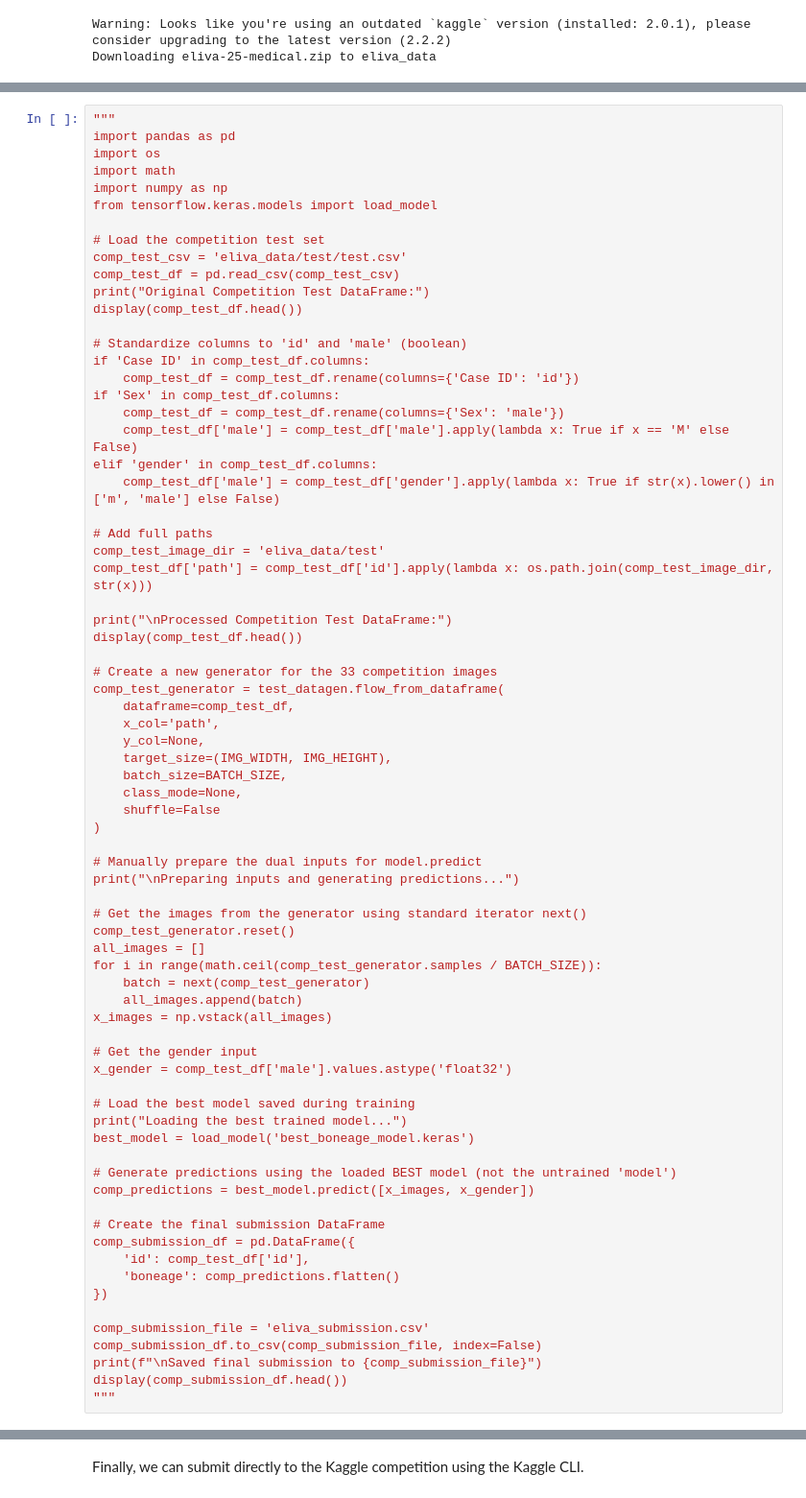
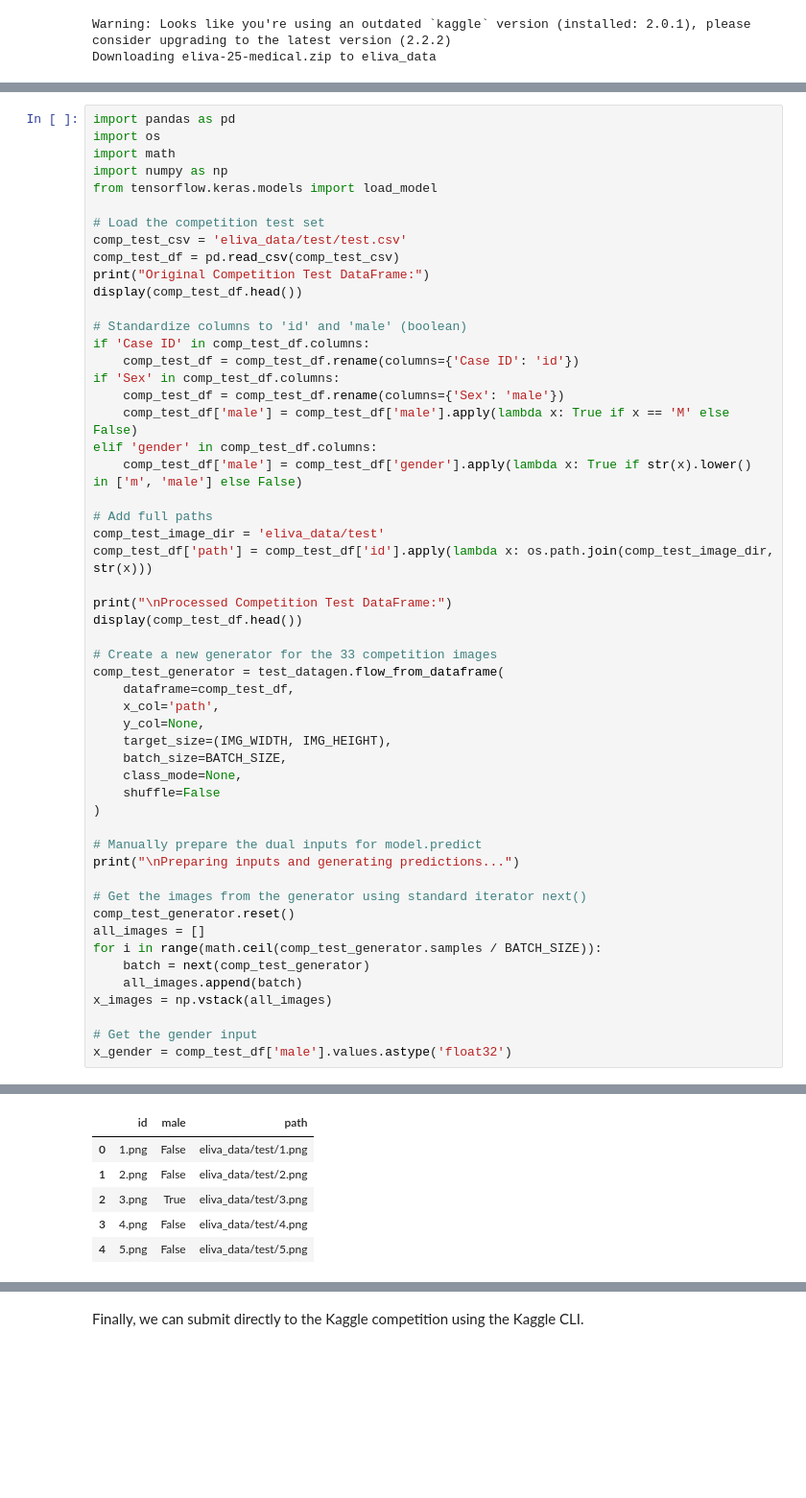
Before and after one commit to Cado87/Kaggle_competitions, a Jupyter notebook: eliva25-kaggle-notebook.ipynb, the cells around one changed output, grey strips where cells are left out. Shown at 96% size. Saved outputs shown, nothing was run; the diff lists cells and outputs as text; blank space fills up the shorter version.

Commit message:
Kaggle Notebook | Eliva25_kaggle_notebook | Version 11

```diff
--- a/eliva25-kaggle-notebook.ipynb
+++ b/eliva25-kaggle-notebook.ipynb
@@ -480,5 +495,4 @@ eliva_data/test/4.png
 # %%
-"""
 import pandas as pd
 import os
 import math
@@ -531,22 +545,4 @@ x_images = np.vstack(all_images)
 
 # Get the gender input
 x_gender = comp_test_df['male'].values.astype('float32')
-
-# Load the best model saved during training
-print("Loading the best trained model...")
-best_model = load_model('best_boneage_model.keras')
-
-# Generate predictions using the loaded BEST model (not the untrained 'model')
-comp_predictions = best_model.predict([x_images, x_gender])
-
-# Create the final submission DataFrame
-comp_submission_df = pd.DataFrame({
-    'id': comp_test_df['id'],
-    'boneage': comp_predictions.flatten()
-})
-
-comp_submission_file = 'eliva_submission.csv'
-comp_submission_df.to_csv(comp_submission_file, index=False)
-print(f"\nSaved final submission to {comp_submission_file}")
-display(comp_submission_df.head())
-"""
+# %% [output]
@@ -552,0 +557,6 @@ display(comp_submission_df.head())
+|  | id | male | path |
+| 0 | 1.png | False | eliva_data/test/1.png |
+| 1 | 2.png | False | eliva_data/test/2.png |
+| 2 | 3.png | True | eliva_data/test/3.png |
+| 3 | 4.png | False | eliva_data/test/4.png |
+| 4 | 5.png | False | eliva_data/test/5.png |
```
Also changed, not shown: parts of 13 cells of this notebook.
